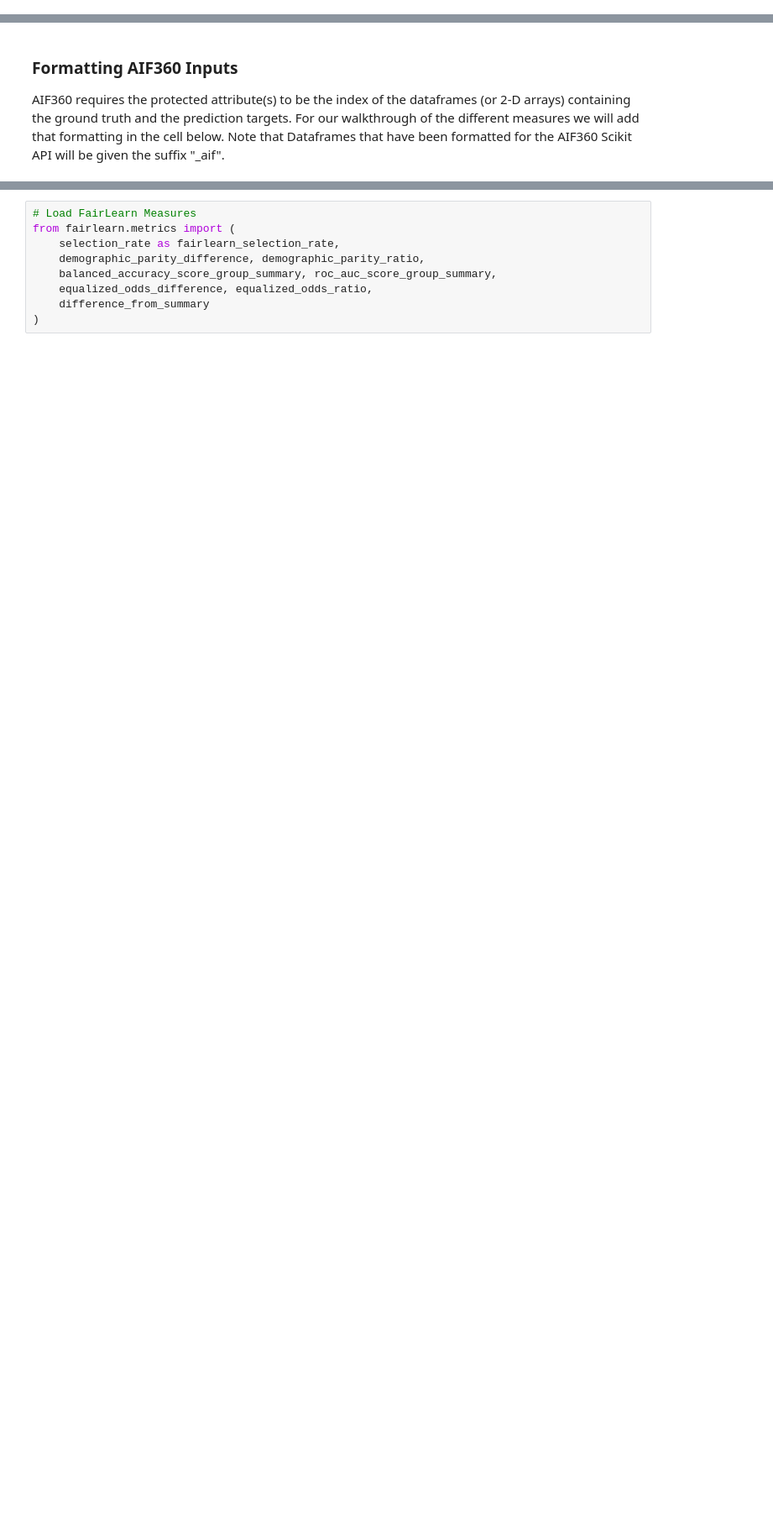
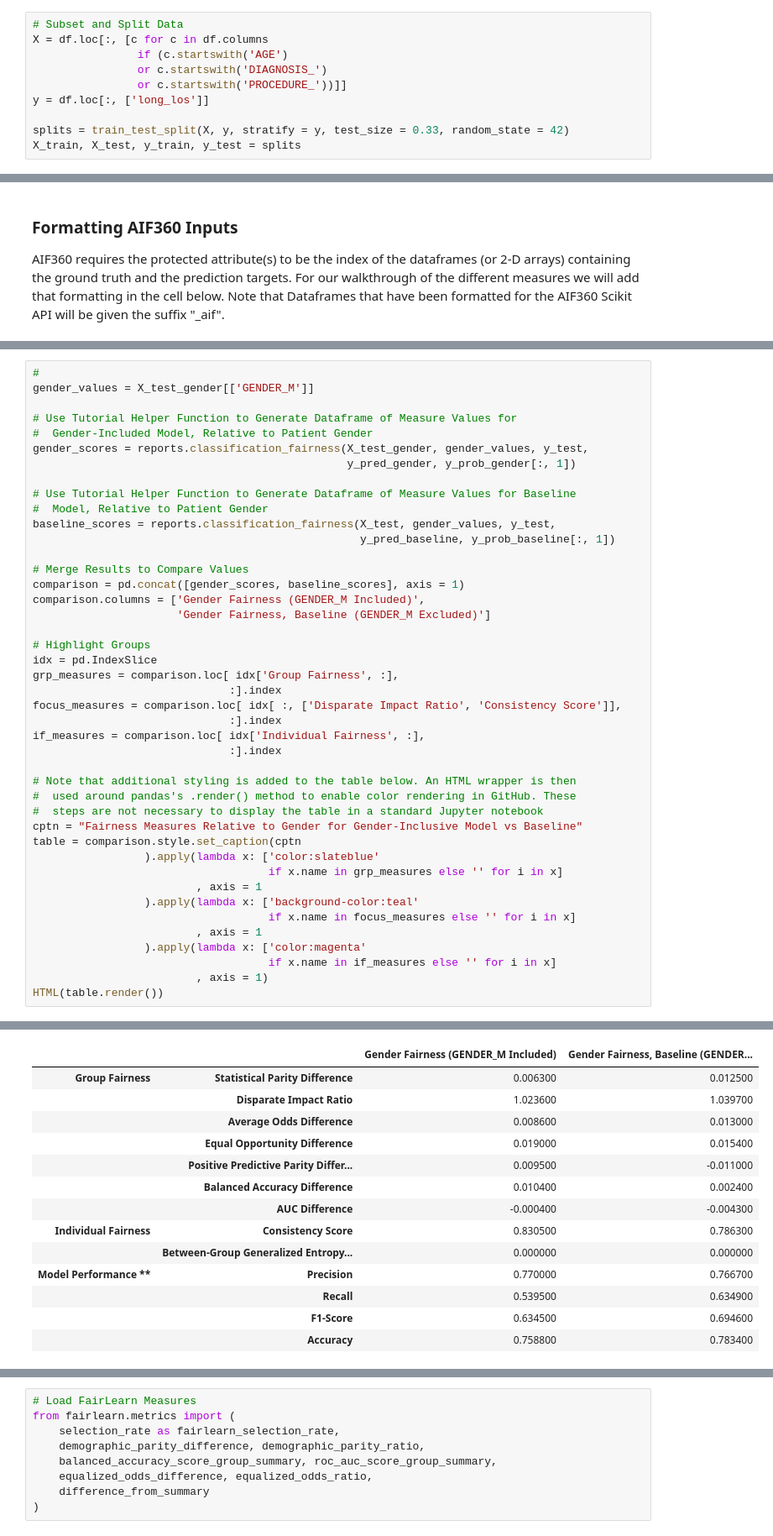
Before and after one commit to KenSciResearch/fairMLHealth, a Jupyter notebook: publications/KDD2020-FairnessInhealthcareML-TutorialNotebook.ipynb, the cells around one changed output, grey strips where cells are left out. Shown: that part at 84% size. Cells and saved outputs as stored; diff of their text form; blank space fills up the shorter version.

```diff
--- a/fairMLHealth/tutorial_and_examples/kdd_fairness_in_healthcare_tutorial.ipynb
+++ b/publications/KDD2020-FairnessInhealthcareML-TutorialNotebook.ipynb
@@ -142 +181,11 @@ plt.show()
+# %%
+# Subset and Split Data
+X = df.loc[:, [c for c in df.columns
+                if (c.startswith('AGE')
+                or c.startswith('DIAGNOSIS_')
+                or c.startswith('PROCEDURE_'))]]
+y = df.loc[:, ['long_los']]
+
+splits = train_test_split(X, y, stratify = y, test_size = 0.33, random_state = 42)
+X_train, X_test, y_train, y_test = splits
 # %%
@@ -616,0 +518,44 @@ The FairLearn and AIF360 APIs for Scikit and XGBOOST models are very similar in
+# %%
+#
+gender_values = X_test_gender[['GENDER_M']]
+
+# Use Tutorial Helper Function to Generate Dataframe of Measure Values for
+#  Gender-Included Model, Relative to Patient Gender
+gender_scores = reports.classification_fairness(X_test_gender, gender_values, y_test,
+                                                y_pred_gender, y_prob_gender[:, 1])
+
+# Use Tutorial Helper Function to Generate Dataframe of Measure Values for Baseline
+#  Model, Relative to Patient Gender
+baseline_scores = reports.classification_fairness(X_test, gender_values, y_test,
+                                                  y_pred_baseline, y_prob_baseline[:, 1])
+
+# Merge Results to Compare Values
+comparison = pd.concat([gender_scores, baseline_scores], axis = 1)
+comparison.columns = ['Gender Fairness (GENDER_M Included)',
+                      'Gender Fairness, Baseline (GENDER_M Excluded)']
+
+# Highlight Groups
+idx = pd.IndexSlice
+grp_measures = comparison.loc[ idx['Group Fairness', :],
+                              :].index
+focus_measures = comparison.loc[ idx[ :, ['Disparate Impact Ratio', 'Consistency Score']],
+                              :].index
+if_measures = comparison.loc[ idx['Individual Fairness', :],
+                              :].index
+
+# Note that additional styling is added to the table below. An HTML wrapper is then
+#  used around pandas's .render() method to enable color rendering in GitHub. These
+#  steps are not necessary to display the table in a standard Jupyter notebook
+cptn = "Fairness Measures Relative to Gender for Gender-Inclusive Model vs Baseline"
+table = comparison.style.set_caption(cptn
+                 ).apply(lambda x: ['color:slateblue'
+                                    if x.name in grp_measures else '' for i in x]
+                         , axis = 1
+                 ).apply(lambda x: ['background-color:teal'
+                                    if x.name in focus_measures else '' for i in x]
+                         , axis = 1
+                 ).apply(lambda x: ['color:magenta'
+                                    if x.name in if_measures else '' for i in x]
+                         , axis = 1)
+HTML(table.render())
+# %% [output]
@@ -616,0 +563,14 @@ The FairLearn and AIF360 APIs for Scikit and XGBOOST models are very similar in
+|  |  | Gender Fairness (GENDER_M Included) | Gender Fairness, Baseline (GENDER... |
+| Group Fairness | Statistical Parity Difference | 0.006300 | 0.012500 |
+|  | Disparate Impact Ratio | 1.023600 | 1.039700 |
+|  | Average Odds Difference | 0.008600 | 0.013000 |
+|  | Equal Opportunity Difference | 0.019000 | 0.015400 |
+|  | Positive Predictive Parity Differ... | 0.009500 | -0.011000 |
+|  | Balanced Accuracy Difference | 0.010400 | 0.002400 |
+|  | AUC Difference | -0.000400 | -0.004300 |
+| Individual Fairness | Consistency Score | 0.830500 | 0.786300 |
+|  | Between-Group Generalized Entropy... | 0.000000 | 0.000000 |
+| Model Performance ** | Precision | 0.770000 | 0.766700 |
+|  | Recall | 0.539500 | 0.634900 |
+|  | F1-Score | 0.634500 | 0.694600 |
+|  | Accuracy | 0.758800 | 0.783400 |
```
Also changed, not shown: parts of 81 cells of this notebook, 32 other files.
